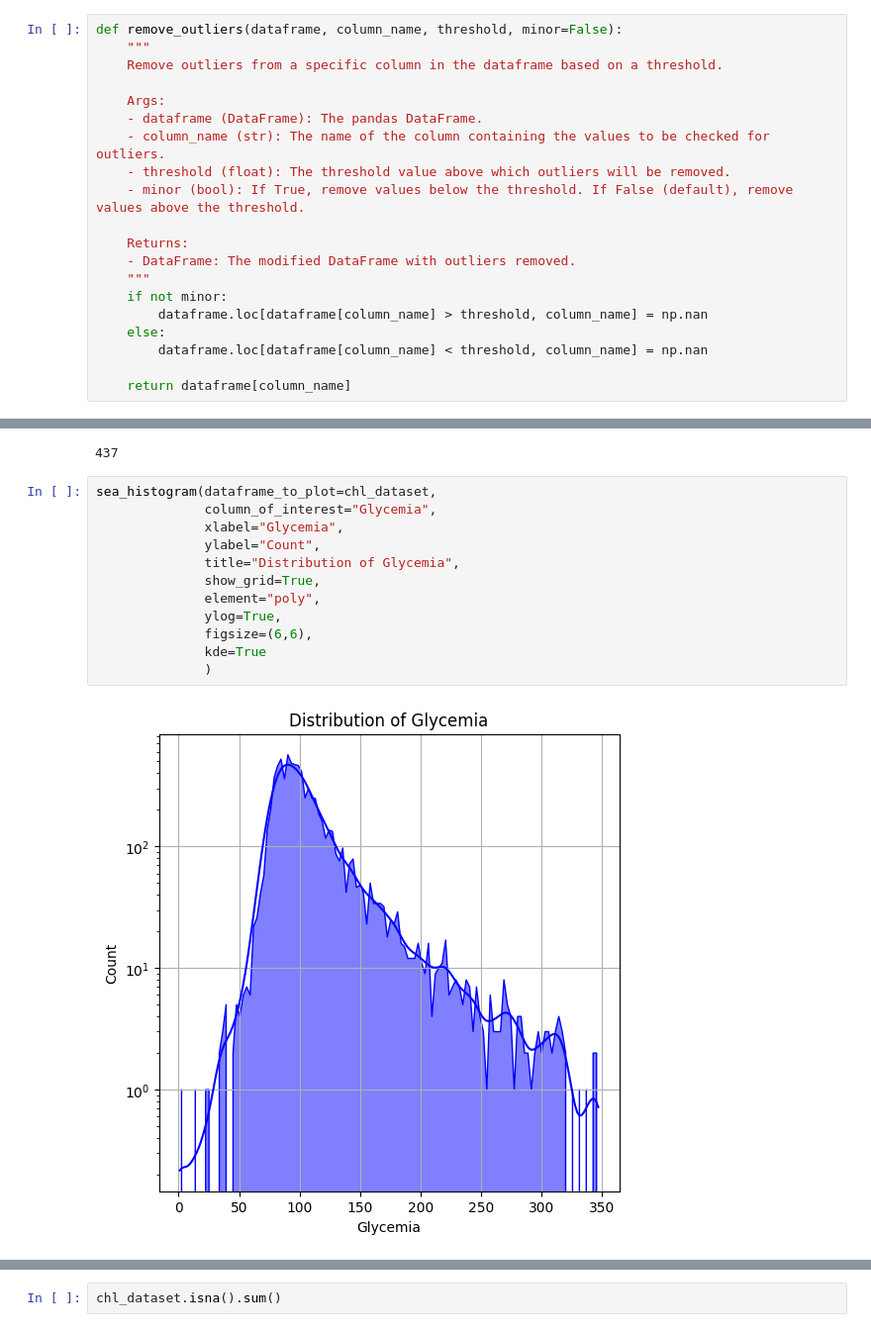
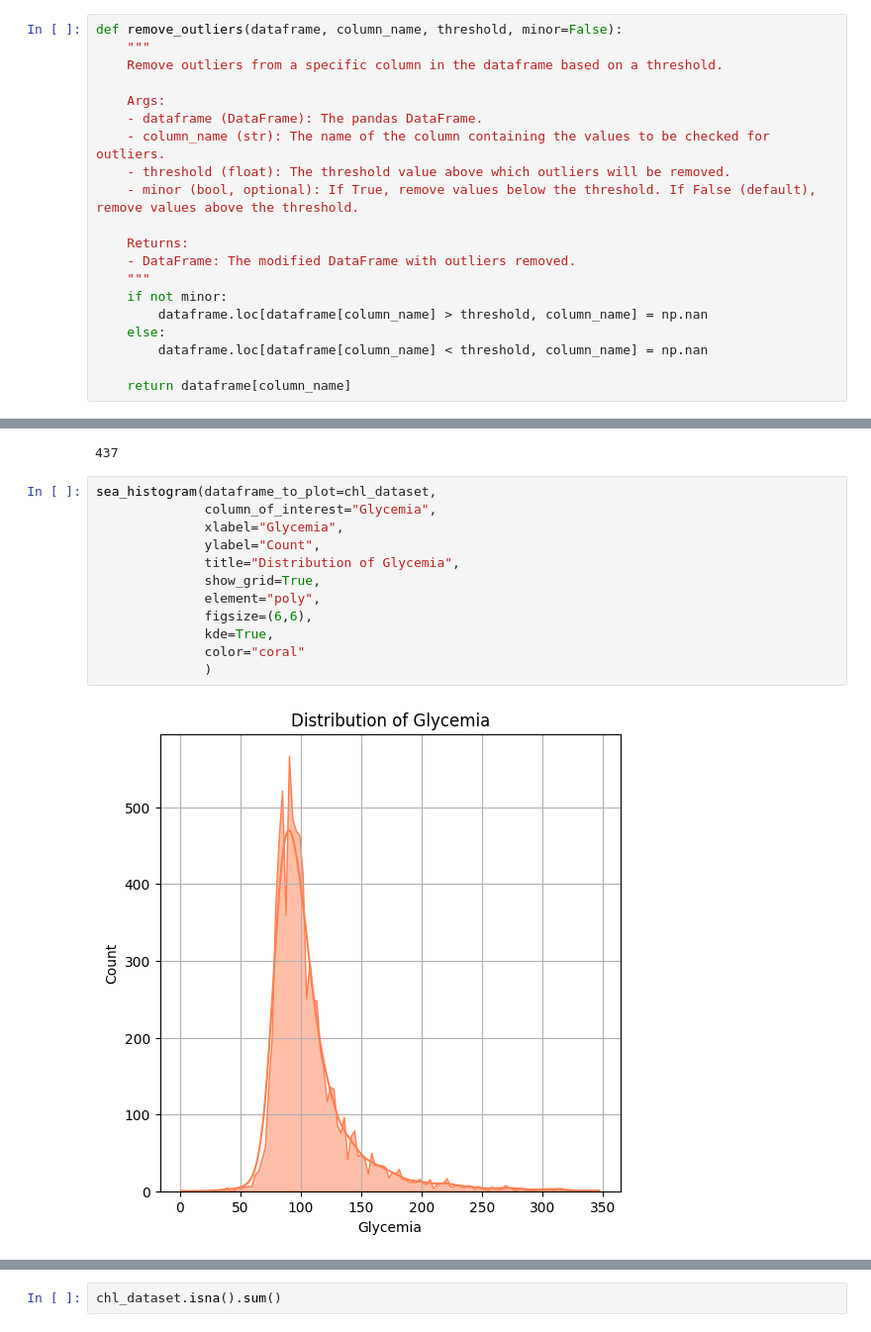
Before and after one commit to davide-marchi/clinical-data-encoding, a Jupyter notebook: Cleaning_Data.ipynb, the cells around one changed output, grey strips where cells are left out. Shown: that part at 99% size. Saved outputs shown, nothing was run; the diff lists cells and outputs as text.

```diff
--- a/Cleaning_Data.ipynb
+++ b/Cleaning_Data.ipynb
@@ -194,7 +195,7 @@ def remove_outliers(dataframe, column_name, threshold, minor=False):
     - dataframe (DataFrame): The pandas DataFrame.
     - column_name (str): The name of the column containing the values to be checked for outliers.
     - threshold (float): The threshold value above which outliers will be removed.
-    - minor (bool): If True, remove values below the threshold. If False (default), remove values above the threshold.
+    - minor (bool, optional): If True, remove values below the threshold. If False (default), remove values above the threshold.
 
     Returns:
     - DataFrame: The modified DataFrame with outliers removed.
@@ -381,14 +383,14 @@ chl_dataset.Glycemia.isna().sum()
 # %%
 sea_histogram(dataframe_to_plot=chl_dataset,
               column_of_interest="Glycemia",
               xlabel="Glycemia",
               ylabel="Count",
               title="Distribution of Glycemia",
               show_grid=True,
               element="poly",
-              ylog=True,
               figsize=(6,6),
-              kde=True
+              kde=True,
+              color="coral"
               )
 # %% [output]
-[figure, old version]
+[figure, new version]
```
Also changed, not shown: parts of 49 cells of this notebook.
